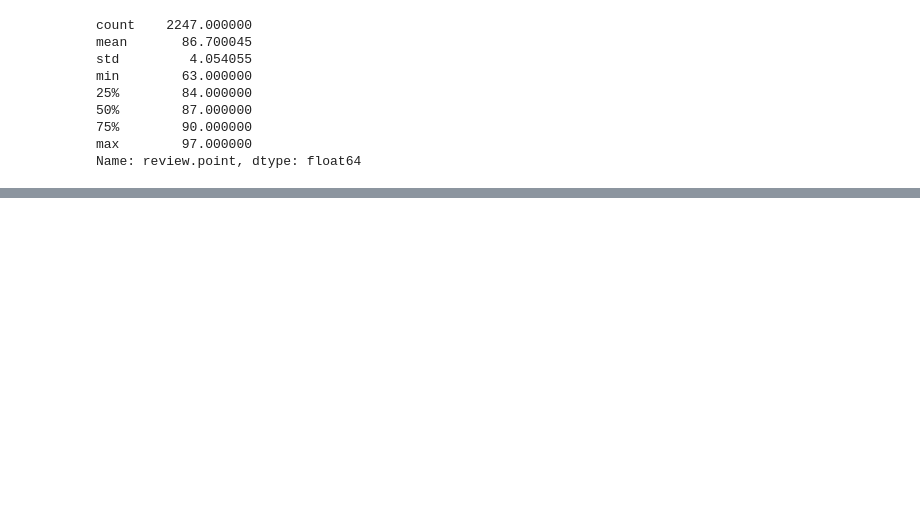
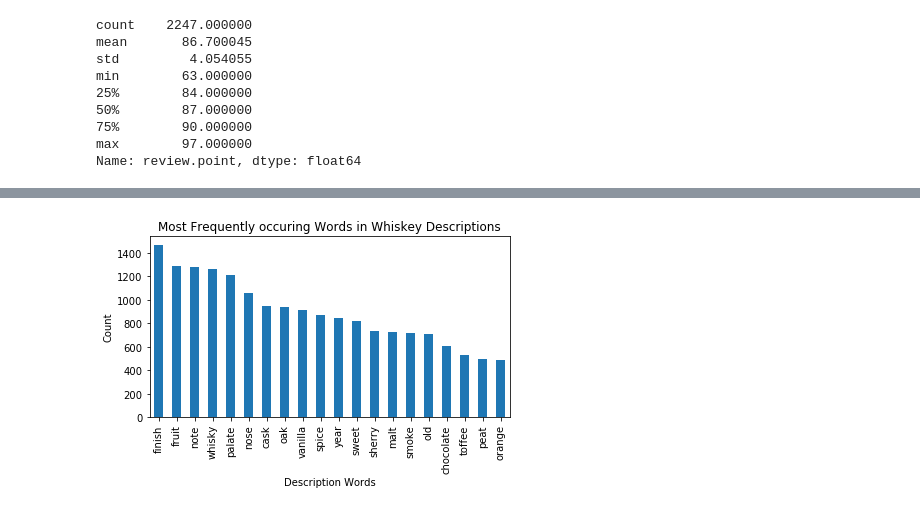
Before and after one commit to nwodon/Whiskey-NLP, a Jupyter notebook: Src/Preprocessing.ipynb, the cells around one changed output, grey strips where cells are left out. Cells and saved outputs as stored; diff of their text form; code cells hidden in the pictures; blank space fills up the shorter version.

```diff
--- a/Src/Preprocessing.ipynb
+++ b/Src/Preprocessing.ipynb
@@ -6,6 +6,9 @@ import math as ma
 import scipy.stats as st
 import matplotlib
 from matplotlib import pylab as plt
+import textcleaner as tc
+import re
+import nltk
 
 from sklearn.preprocessing import OneHotEncoder
 from sklearn.preprocessing import OrdinalEncoder
@@ -13,5 +16,9 @@ from sklearn.preprocessing import StandardScaler
 from sklearn.preprocessing import MinMaxScaler
 from sklearn.impute import SimpleImputer
 from sklearn.preprocessing import LabelEncoder
+from sklearn.feature_extraction.text import CountVectorizer
+
+from os.path import dirname, abspath
+d = dirname(dirname(abspath("data1030-student-f19/Whiskey1030/")))
 # %%
 # load the data
@@ -205,0 +321,8 @@ freq.plot(20, cumulative=False)
+# %%
+word_freq=ddclean.sum(axis = 0, skipna = True)
+type(word_freq)
+
+o_word = pd.DataFrame([word_freq])
+o_word=o_word.transpose()
+o_word = o_word.sort_values(0,ascending=False)
+o_word.head()
@@ -205,0 +336,12 @@ freq.plot(20, cumulative=False)
+# %%
+#word_freq.value_counts()[:20].plot(kind='bar')
+o_word[0][:20].plot.bar()
+plt.xlabel('Description Words')
+plt.ylabel('Count')
+plt.title('Most Frequently occuring Words in Whiskey Descriptions')
+plt.tight_layout()
+
+plt.savefig(dirname(d)+'/Figures/word_freq.png',dpi=300)
+plt.show()
+# %% [output]
+[figure, added]
```
Also changed, not shown: parts of 60 cells of this notebook, 28 other files.
